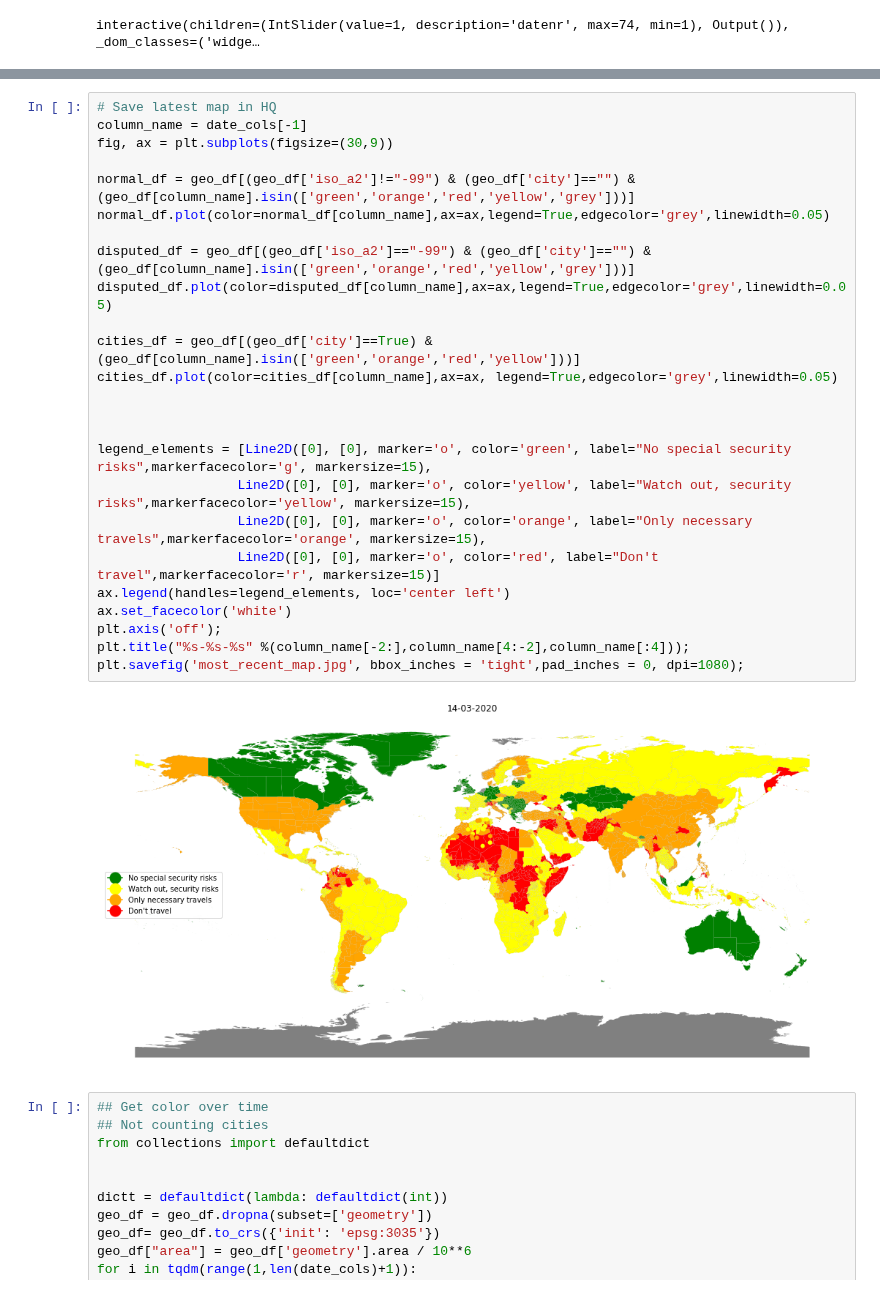
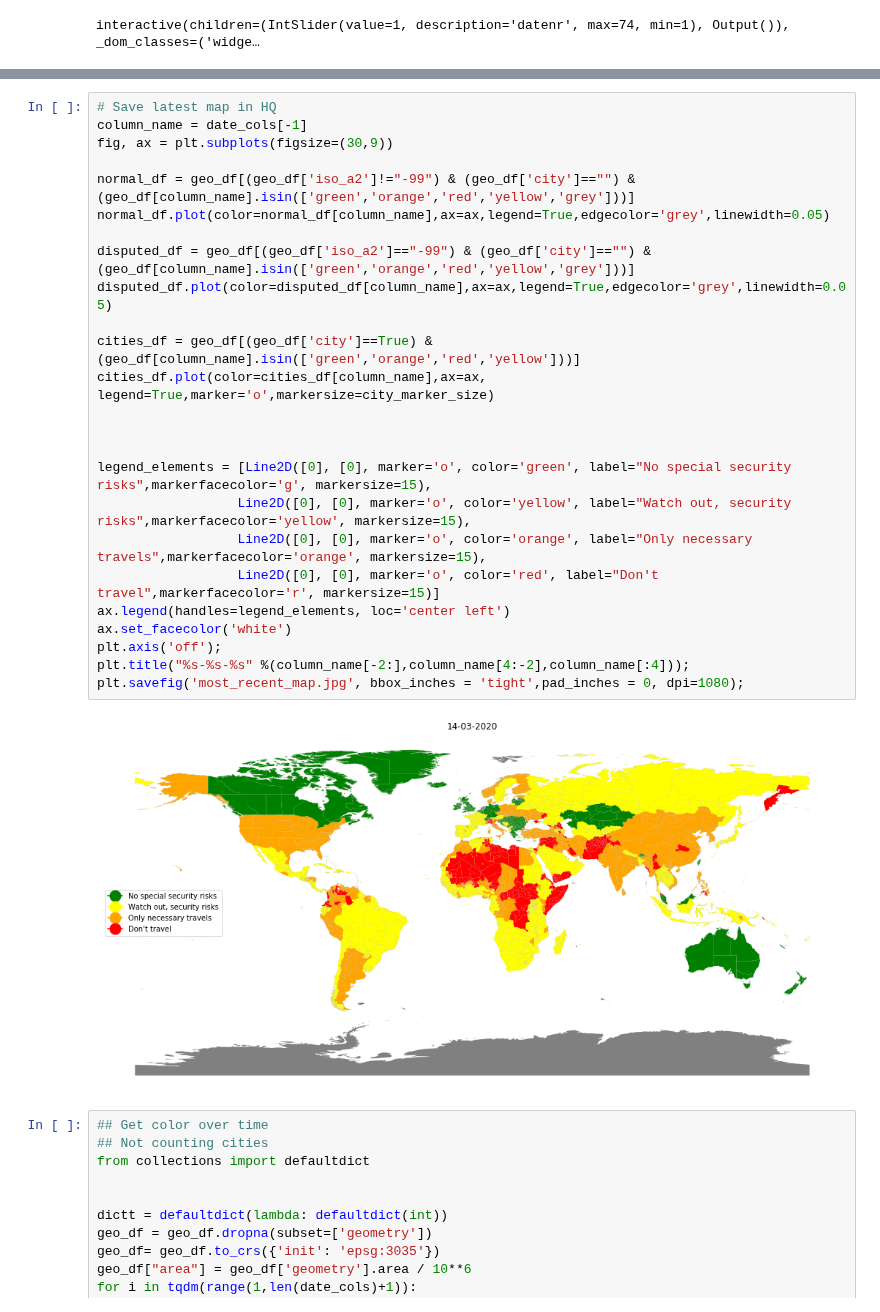
Before and after one commit to jaspervanderheide/Dutch-Travel-Advices, a Jupyter notebook: merge.ipynb, the cells around one changed output, grey strips where cells are left out. Saved outputs shown, nothing was run; the diff lists cells and outputs as text.

```diff
--- a/merge.ipynb
+++ b/merge.ipynb
@@ -110,30 +110,30 @@ optimize("movie.gif","compressed.gif")
 # %%
 # Save latest map in HQ
 column_name = date_cols[-1]
 fig, ax = plt.subplots(figsize=(30,9))
 
 normal_df = geo_df[(geo_df['iso_a2']!="-99") & (geo_df['city']=="") & (geo_df[column_name].isin(['green','orange','red','yellow','grey']))]
 normal_df.plot(color=normal_df[column_name],ax=ax,legend=True,edgecolor='grey',linewidth=0.05)
 
 disputed_df = geo_df[(geo_df['iso_a2']=="-99") & (geo_df['city']=="") & (geo_df[column_name].isin(['green','orange','red','yellow','grey']))]
 disputed_df.plot(color=disputed_df[column_name],ax=ax,legend=True,edgecolor='grey',linewidth=0.05)
 
 cities_df = geo_df[(geo_df['city']==True) & (geo_df[column_name].isin(['green','orange','red','yellow']))]
-cities_df.plot(color=cities_df[column_name],ax=ax, legend=True,edgecolor='grey',linewidth=0.05)
+cities_df.plot(color=cities_df[column_name],ax=ax, legend=True,marker='o',markersize=city_marker_size)
 
 
 
 legend_elements = [Line2D([0], [0], marker='o', color='green', label="No special security risks",markerfacecolor='g', markersize=15),
                   Line2D([0], [0], marker='o', color='yellow', label="Watch out, security risks",markerfacecolor='yellow', markersize=15),
                   Line2D([0], [0], marker='o', color='orange', label="Only necessary travels",markerfacecolor='orange', markersize=15),
                   Line2D([0], [0], marker='o', color='red', label="Don't travel",markerfacecolor='r', markersize=15)]
 ax.legend(handles=legend_elements, loc='center left')
 ax.set_facecolor('white')
 plt.axis('off');
 plt.title("%s-%s-%s" %(column_name[-2:],column_name[4:-2],column_name[:4]));
 plt.savefig('most_recent_map.jpg', bbox_inches = 'tight',pad_inches = 0, dpi=1080);
 # %% [output]
-[figure, old version]
+[figure, new version]
 # %%
 ## Get color over time
 ## Not counting cities
```
Also changed, not shown: 6 other files.
